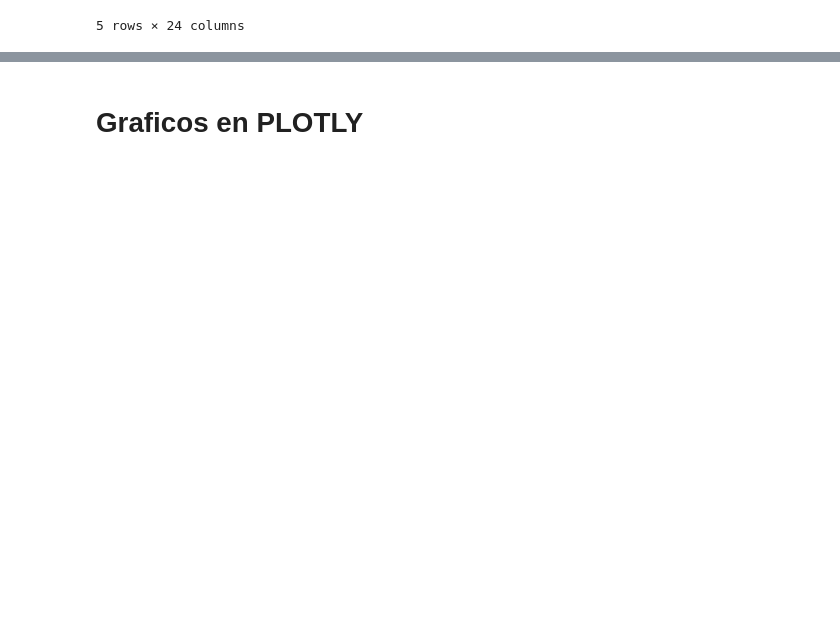
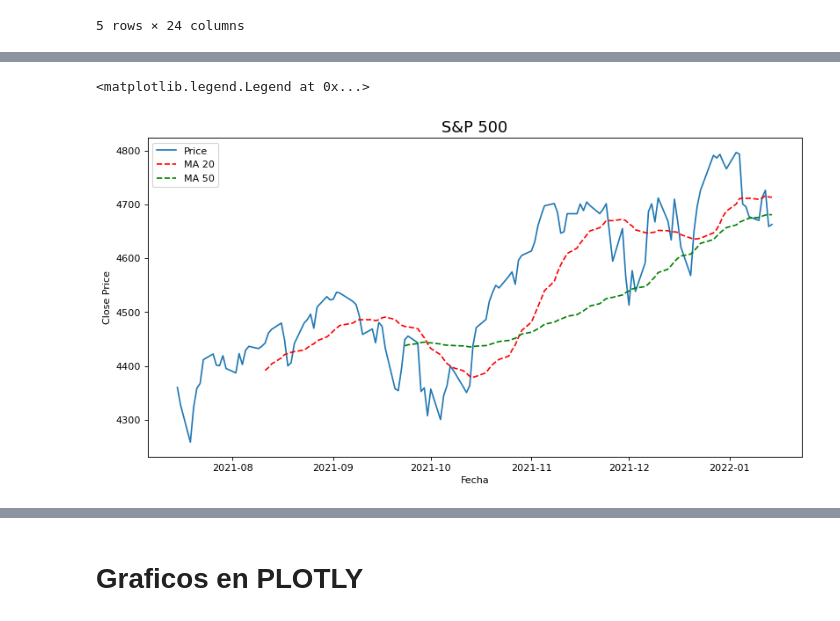
Before and after one commit to ijarpa/ijarpa, a Jupyter notebook: 6_Python_finances/Mercados_USA.ipynb, the cells around one changed output, grey strips where cells are left out. Saved outputs shown, nothing was run; the diff lists cells and outputs as text; code cells hidden in the pictures; blank space fills up the shorter version.

```diff
--- a/6_Python_finances/Mercados_USA.ipynb
+++ b/6_Python_finances/Mercados_USA.ipynb
@@ -141,0 +144,12 @@ AttributeError: 'numpy.ndarray' object has no attribute 'plot'
+# %%
+plt.figure(figsize=(12,6),dpi=80)
+plt.plot(data_mercados.Close['^GSPC'])
+plt.plot(data_mercados['MA_20_S&P'], 'r--')
+plt.plot(data_mercados['MA_50_S&P'], 'g--')
+plt.title('S&P 500', fontsize=16)
+plt.xlabel('Fecha')
+plt.ylabel('Close Price')
+plt.legend(['Price', 'MA 20', 'MA 50'])
+# %% [output]
+<matplotlib.legend.Legend at 0x...>
+[figure, added]
```
Also changed, not shown: parts of 3 cells of this notebook, 1 other file.
